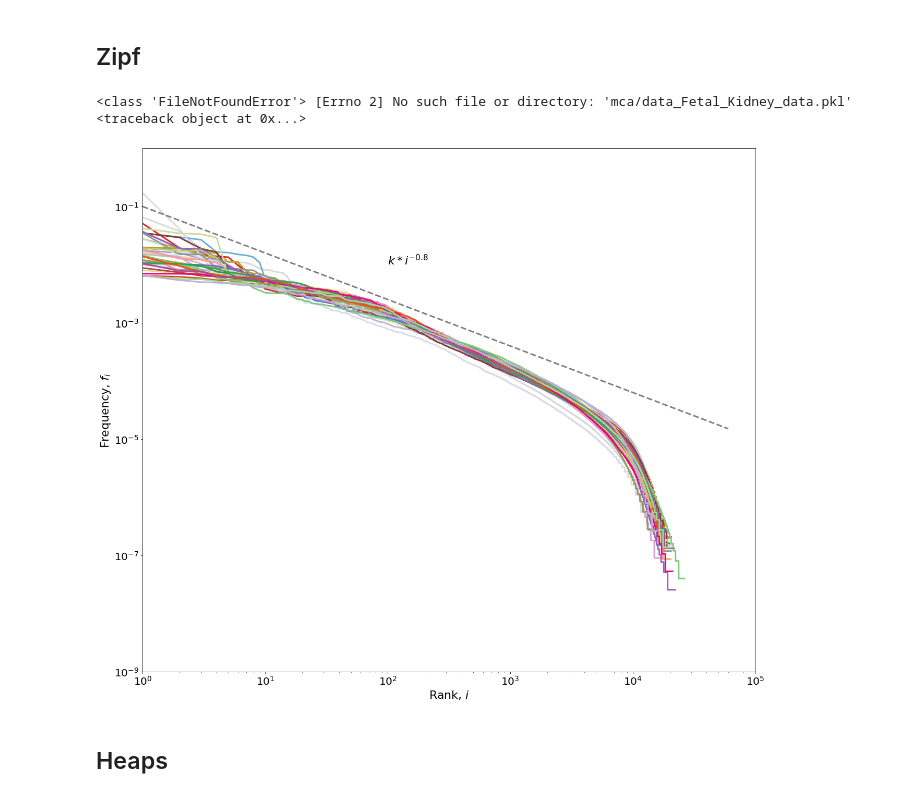
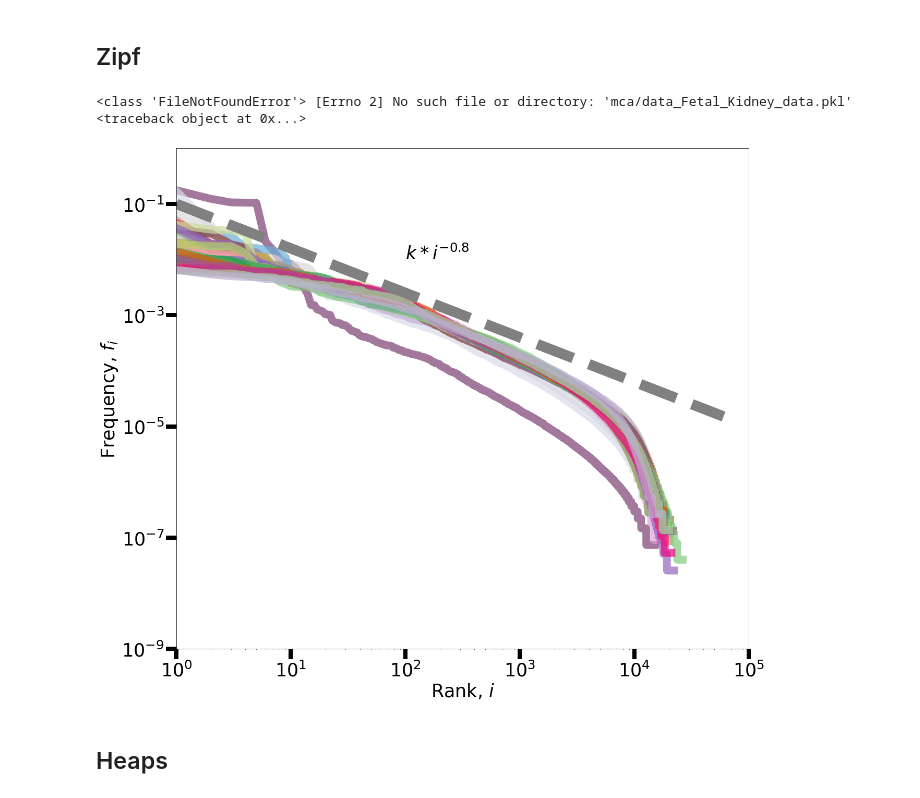
Before and after one commit to fvalle1/phd, a Jupyter notebook: mouse_Atlas/Mouse_exploration.ipynb, the cells around one changed output. Saved outputs shown, nothing was run; the diff lists cells and outputs as text; code cells hidden in the pictures.

```diff
--- a/mouse_Atlas/Mouse_exploration.ipynb
+++ b/mouse_Atlas/Mouse_exploration.ipynb
@@ -402,23 +199,3 @@ data = {
 
 with open("data_all.pkl","wb") as file:
     pickle.dump(data, file, protocol=pickle.HIGHEST_PROTOCOL)
-# %%
-with open(f"{data_source}/data_all.pkl","rb") as file:
-    data = pickle.load(file)
-
-means = data['means']
-var = data['var']
-f = data['freq']
-O = data['O']
-M = data["M"]
-cv2 = data['cv2']
-diffWords = data['diffWords']
-means_nozero = data['means_nonzero']
-if 'n_expressed' in data.keys():
-    n_expressed_genes = data['n_expressed']
-if 'n_genes' in data.keys():
-    n_genes = data['n_genes']
-if 'frac_of' in data.keys():
-    frac_of = data['frac_of']
-if 'cell_zeros' in data.keys():
-    cell_zeros = data['cell_zeros']
@@ -435,3 +202,7 @@ if 'cell_zeros' in data.keys():
+# %%
+from frontiers_analysis import load_all_data
+data = load_all_data(data_source)
 # %%
-with open("10_most_expressed_in_68_tissues.txt", "w") as f:
-    list(map(lambda x: f.write(x+"\n"),n_expressed_genes[n_expressed_genes>=68].sort_values(ascending=False).index[:10]))
+n_expressed_genes = data["n_expressed"]
+with open("100_most_expressed_in_65_tissues.txt", "w") as f:
+    list(map(lambda x: f.write(x+"\n"),n_expressed_genes[n_expressed_genes>=65].sort_values(ascending=False).index[:100]))
@@ -520,42 +382,43 @@ fig.savefig("boxplot.pdf")
 fig, ax = plt.subplots(figsize=(18,15))
 for tissue in data["frac_of"].keys():
     try:
         info = load_tissue(tissue, data_source=data_source)
     except:
         print(*sys.exc_info())
         continue
-    if "Lactation" in tissue:
-        continue
+    #if "Lactation" in tissue:
+    #    continue
     f = info["freq"]
-    ax.plot(f.sort_values(ascending=False).values, label=tissue, c=get_color(tissue))
+    ax.plot(f.sort_values(ascending=False).values, label=tissue, c=get_color(tissue), lw=15, alpha=.7)
 
 x =np.linspace(1,6e4,10)
 
 exp = 0.8
-ax.plot(x, 1e-1*np.power(x, -0.8), lw=3, c='gray', ls='--')
+ax.plot(x, 1e-1*np.power(x, -0.8), lw=20, c='gray', ls='--')
 
 ax.set_xscale("log")
 ax.set_yscale("log")
 
-ax.annotate('$k*i^{-%.1f}$'%exp, (1e2,1e-2), fontsize=22)
+ax.annotate('$k*i^{-%.1f}$'%exp, (1e2,1e-2), fontsize=35)
 
 # Shrink current axis by 20%
 box = ax.get_position()
 #ax.set_position([box.x0, box.y0, box.width * 0.8, box.height])
 
 # Put a legend to the right of the current axis
 #ax.legend(loc='center left', bbox_to_anchor=(1, 0.5), fontsize=18, ncol=2)
 
+ax.tick_params(labelsize=35, width=8, length=20)
 ax.set_xlim(1,1e5)
 ax.set_ylim(1e-9,1e0)
-ax.set_xlabel("Rank, $i$", fontsize=22)
-ax.set_ylabel("Frequency, $f_i$", fontsize=22)
+ax.set_xlabel("Rank, $i$", fontsize=35)
+ax.set_ylabel("Frequency, $f_i$", fontsize=35)
 
 plt.show()
-fig.savefig("zipf_alltissue_noLactation_mca.pdf")
+fig.savefig(f"zipf_alltissue_{data_source}.pdf")
 # %% [output]
 <class 'FileNotFoundError'> [Errno 2] No such file or directory: 'mca/data_Fetal_Kidney_data.pkl' <traceback object at 0x...>
-[figure, old version]
+[figure, new version]
 # %% [markdown]
 ## Heaps
 # %%
```
Also changed, not shown: parts of 20 cells of this notebook, 3 other files.
